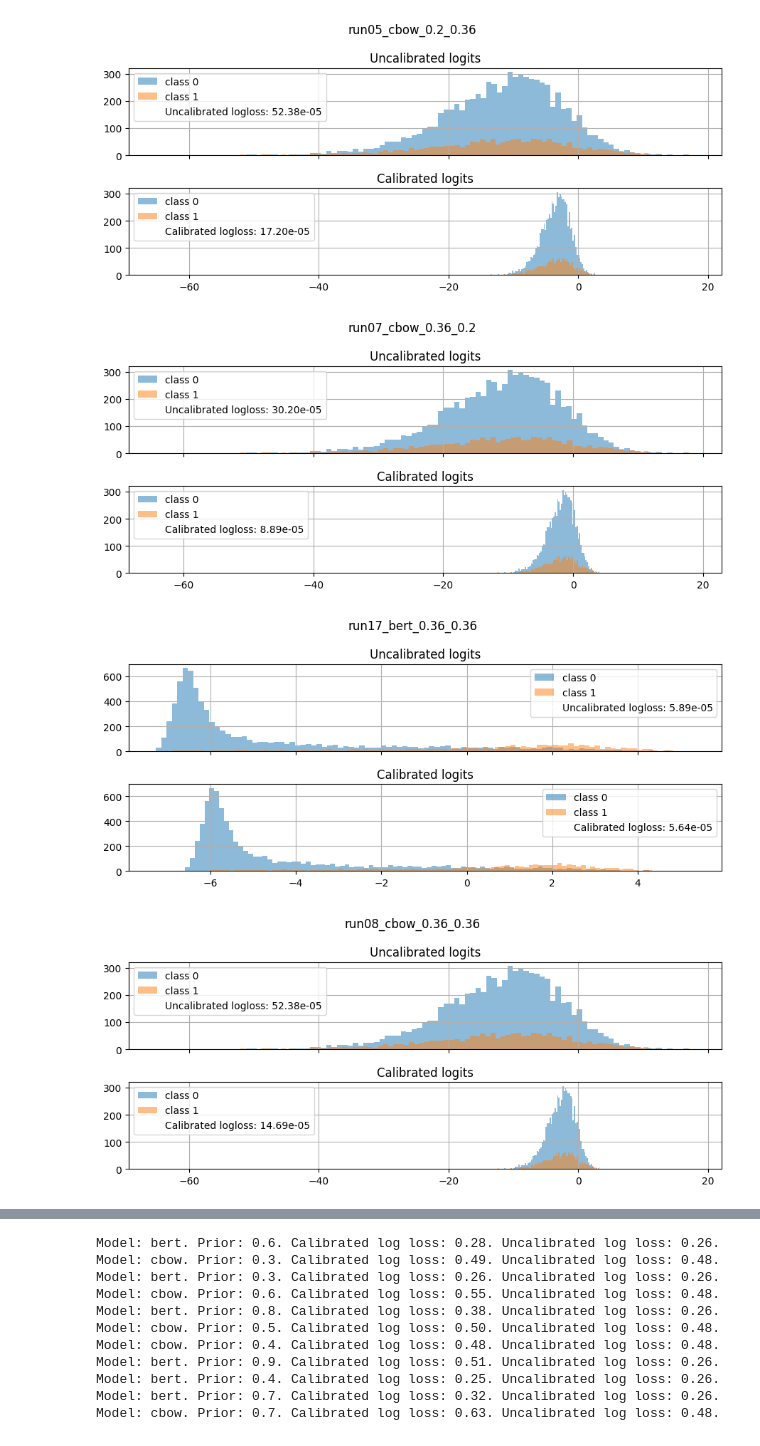
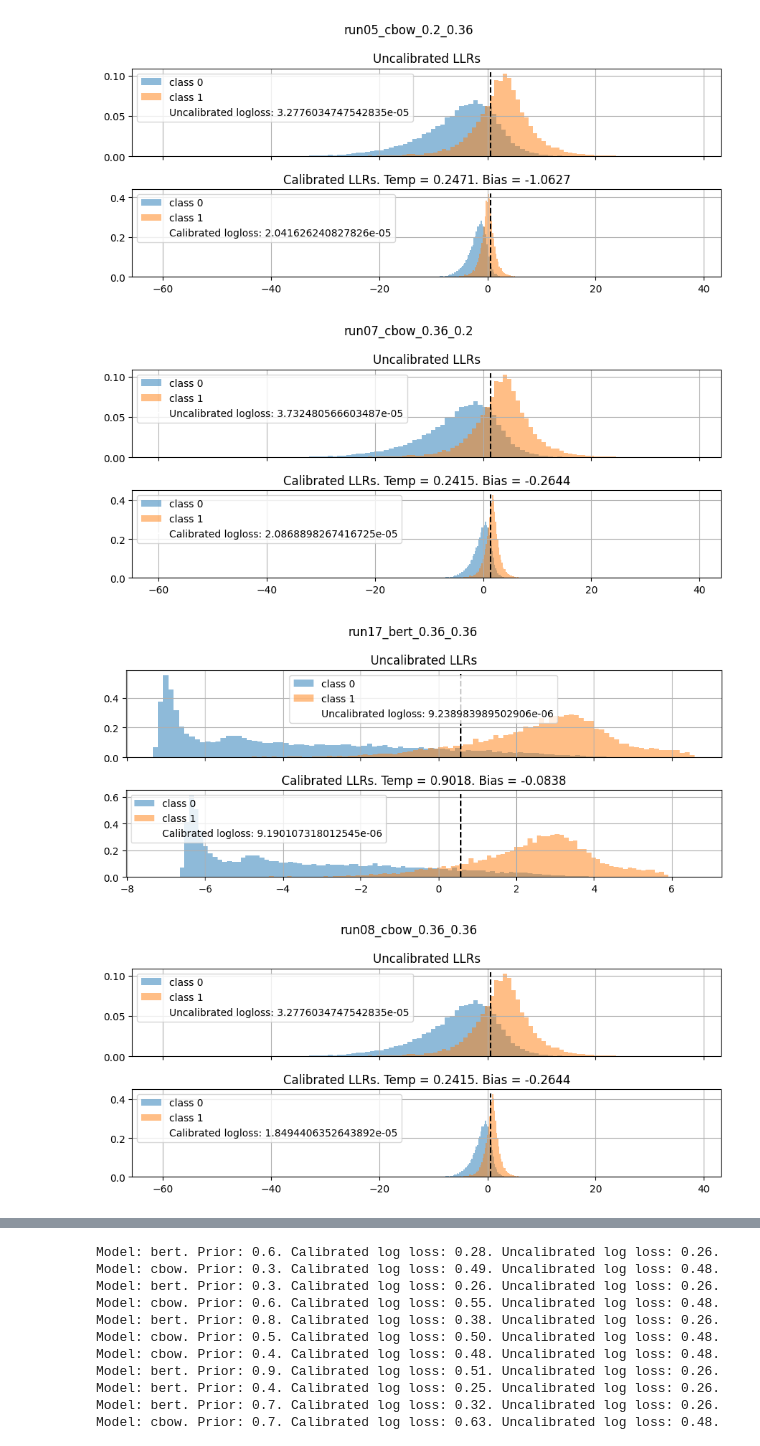
Before and after one commit to LautaroEst/calibration-ppd, a Jupyter notebook: projects/01_calibrate_system/notebooks/analisis_resultados.ipynb, the cells around one changed output, grey strips where cells are left out. Drawn from its saved outputs; the diff is of its cells as text; code cells hidden in the pictures.

Commit message:
resultados

```diff
--- a/projects/01_calibrate_system/notebooks/analisis_resultados.ipynb
+++ b/projects/01_calibrate_system/notebooks/analisis_resultados.ipynb
@@ -33,6 +33,7 @@ def read_outputs(config_file):
     for d in direc:
         with open(f"../results/{config_file}/{d}/01_Calibration/results.pkl", "rb") as f:
             results = pickle.load(f)
+        lh = results["parameters"].pop("loss_history")
         runs[d] = {
             "validation": {
                 "uncalibrated_logits": results["logits"]["uncalibrated_validation"],
@@ -57,7 +58,8 @@ def read_outputs(config_file):
             },
             "training_prior": results["training_prior"],
             "evaluation_prior": results["evaluation_prior"],
-            "parameters": results["parameters"]
+            "parameters": results["parameters"],
+            "loss_history": lh
         }
     return runs
 
@@ -76,28 +78,43 @@ def plot_logits_histograms(config_file,split="validation"):
         p_class0 = p[l == 0]
         p_class1 = p[l == 1]
 
-        ax[0].hist(p_class0,bins=nbins,alpha=0.5,label="class 0")
-        ax[0].hist(p_class1,bins=nbins,alpha=0.5,label="class 1")
-        ax[0].plot([],c='w',label=f"Uncalibrated logloss: {outputs[split]['uncal_logloss']*1e5:.2f}e-05")
+        trh_cost01 = - np.log(prior / (1-prior))
+
+        ymax1 = ax[0].hist(p_class0,bins=nbins,alpha=0.5,label="class 0",density=True)[0].max()
+        ymax2 = ax[0].hist(p_class1,bins=nbins,alpha=0.5,label="class 1",density=True)[0].max()
+        cost = outputs[split]['uncal_logloss']
+        norm_cost = -cost / (prior * np.log(prior) + (1-prior) * np.log(1-prior))
+        ax[0].plot([],c='w',label=f"Uncalibrated logloss: {norm_cost}")
         ax[0].grid(True)
         ax[0].legend()
-        ax[0].set_title("Uncalibrated logits")
+        ax[0].set_title("Uncalibrated LLRs")
+        ax[0].vlines([trh_cost01],0,max([ymax1*1.01,ymax2*1.01]),"k","--")
+        # ax[0].set_ylim(0,1)
+
 
         # Calibrated logits
         p = outputs[split]["calibrated_logits"] - np.log(prior / (1-prior))
         p_class0 = p[l == 0]
         p_class1 = p[l == 1]
 
-        ax[1].hist(p_class0,bins=nbins,alpha=0.5,label="class 0")
-        ax[1].hist(p_class1,bins=nbins,alpha=0.5,label="class 1")
-        ax[1].plot([],c='w',label=f"Calibrated logloss: {outputs[split]['cal_logloss']*1e5:.2f}e-05")
+        ymax1 = ax[1].hist(p_class0,bins=nbins,alpha=0.5,label="class 0",density=True)[0].max()
+        ymax2 = ax[1].hist(p_class1,bins=nbins,alpha=0.5,label="class 1",density=True)[0].max()
+        cost = outputs[split]['cal_logloss']
+        norm_cost = -cost / (prior * np.log(prior) + (1-prior) * np.log(1-prior))
+        ax[1].plot([],c='w',label=f"Calibrated logloss: {norm_cost}")
         ax[1].grid(True)
         ax[1].legend()
-        ax[1].set_title("Calibrated logits")
+        ax[1].set_title("Calibrated LLRs. Temp = {temp:.4f}. Bias = {bias:.4f}".format(**outputs["parameters"]))
+        ax[1].vlines([trh_cost01],0,max([ymax1*1.01,ymax2*1.01]),"k","--")
+        # ax[1].set_ylim(0,1)
+
+        # ax[2].plot(outputs["loss_history"])
+        # ax[2].grid(True)
+        # ax[2].set_yscale("log")
 
         fig.suptitle(run_name)
         fig.tight_layout()
 
 
-plot_logits_histograms("affine",split="twitter_test")
+plot_logits_histograms("affine",split="qqp_test")
 # %% [output]
@@ -109,4 +126,4 @@ plot_logits_histograms("affine",split="twitter_test")
-[figure, old version]
+[figure, new version]
-[figure, old version]
+[figure, new version]
-[figure, old version]
+[figure, new version]
-[figure, old version]
+[figure, new version]
```
Also changed, not shown: parts of 4 cells of this notebook, 3 other files.
